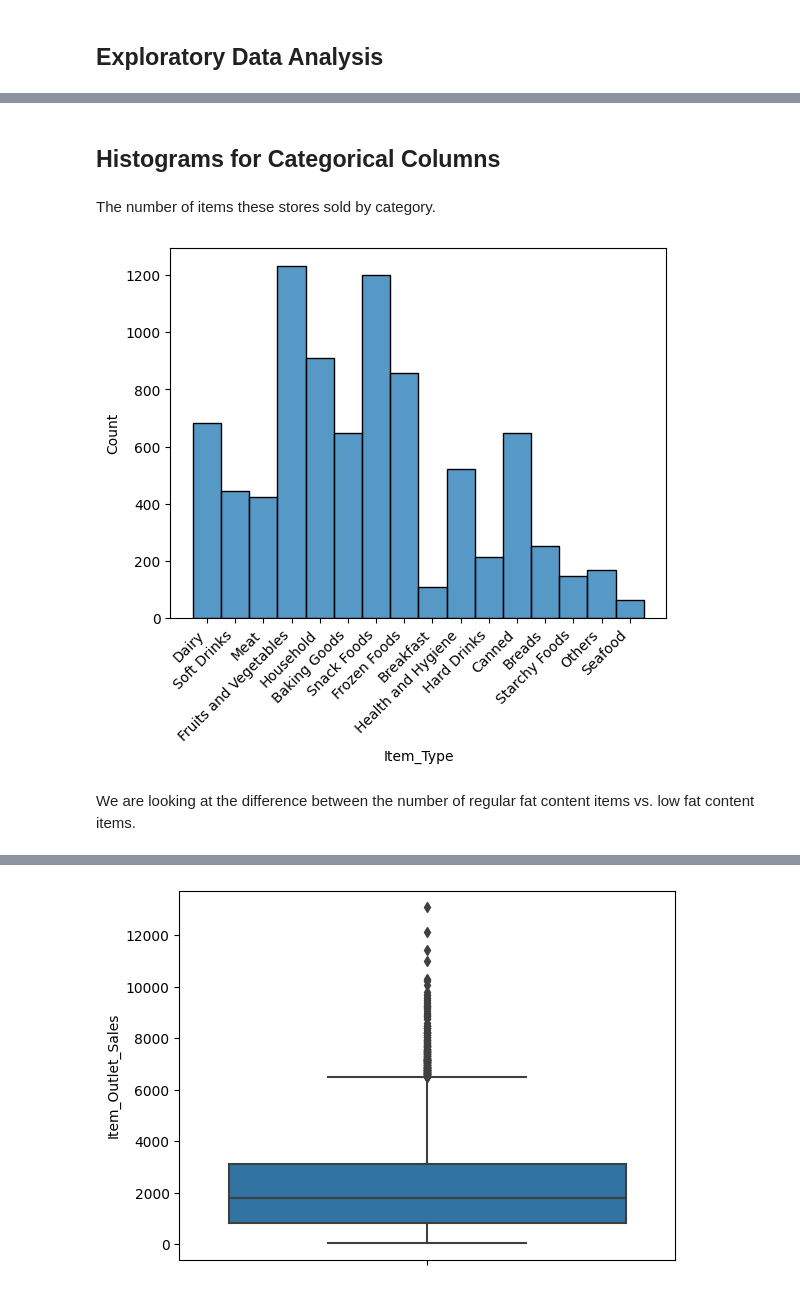
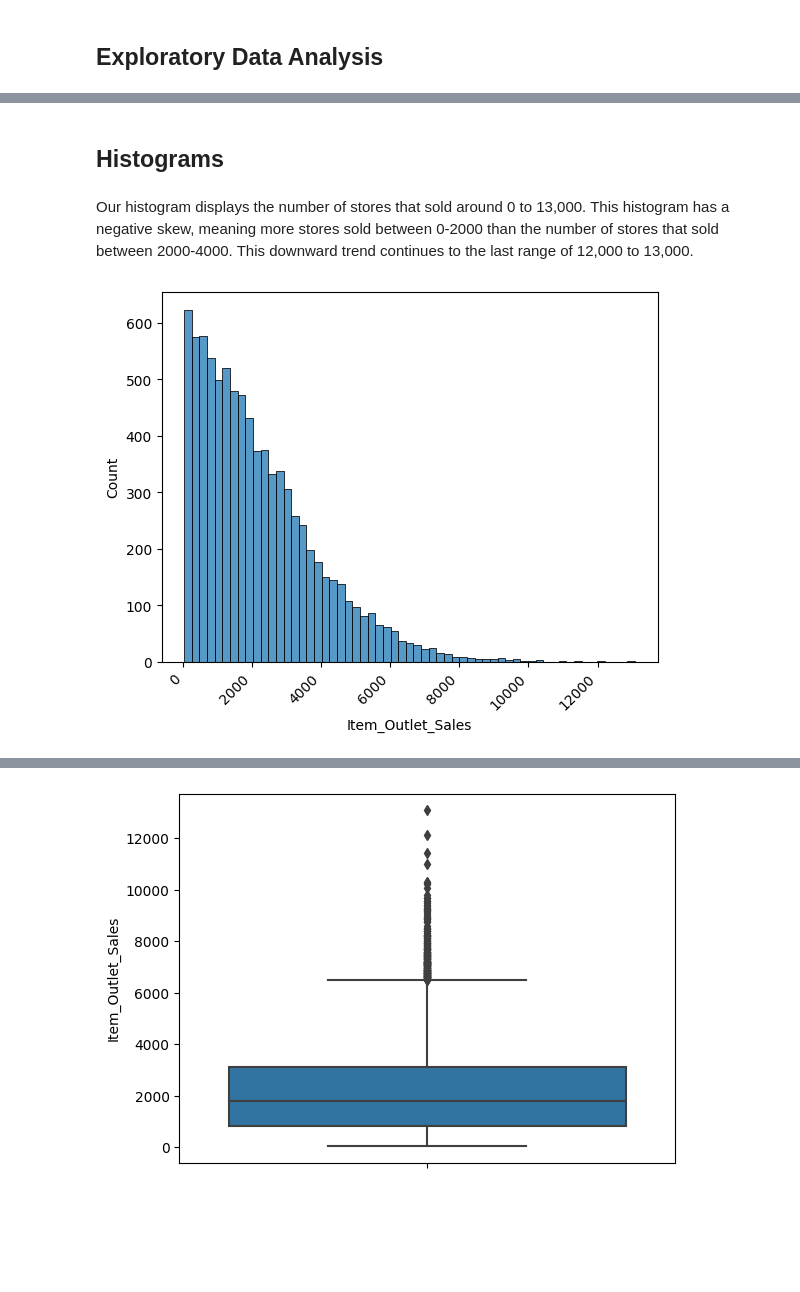
Before and after one commit to eckoecho/Prediction-of-Product-Sales, a Jupyter notebook: Prediction_of_Product_Sales.ipynb, the cells around one changed output, grey strips where cells are left out. Drawn from its saved outputs; the diff is of its cells as text; code cells hidden in the pictures; blank space fills up the shorter version.

```diff
--- a/Prediction_of_Product_Sales.ipynb
+++ b/Prediction_of_Product_Sales.ipynb
@@ -286,13 +302,11 @@ df.describe()
 # %% [markdown]
-## Histograms for Categorical Columns
+## Histograms
-# %% [markdown]
-The number of items these stores sold by category.
+# %% [markdown]
+Our histogram displays the number of stores that sold around 0 to 13,000. This histogram has a negative skew, meaning more stores sold between 0-2000 than the number of stores that sold between 2000-4000. This downward trend continues to the last range of 12,000 to 13,000.
 # %%
 # Putting Item Type in a Histograph
-ax = sns.histplot(df, x="Item_Type")
+ax = sns.histplot(df, x="Item_Outlet_Sales")
 #Rotating and setting horizontal alignment for x category labels for better visibility
 ax.set_xticklabels(ax.get_xticklabels(), rotation=45, ha='right');
 # %% [output]
-[figure, old version]
+[figure, new version]
-# %% [markdown]
-We are looking at the difference between the number of regular fat content items vs. low fat content items.
```
Also changed, not shown: parts of 13 cells of this notebook.
